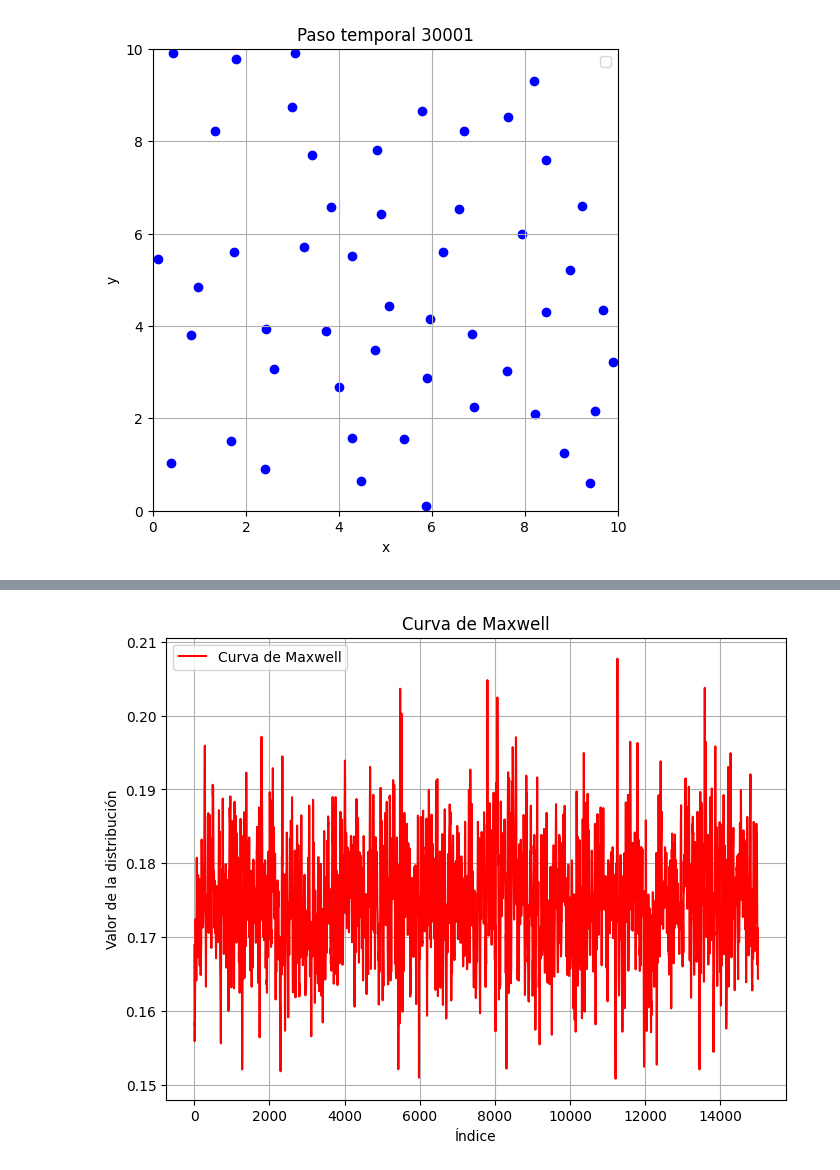
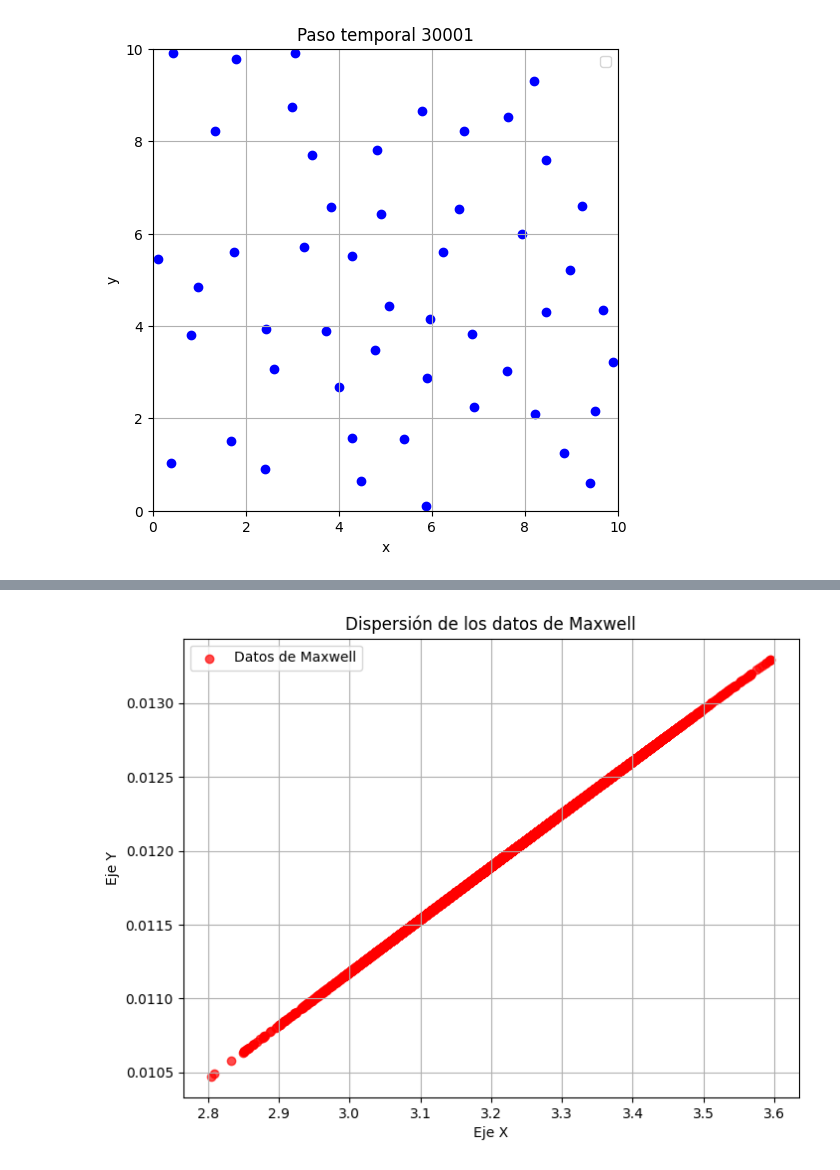
Before and after one commit to DiegoConol/Fisica-Computacional, a Jupyter notebook: Voluntario 1/animaciones.ipynb, the cells around one changed output, grey strips where cells are left out. Saved outputs shown, nothing was run; the diff lists cells and outputs as text; code cells hidden in the pictures.

```diff
--- a/Voluntario 1/animaciones.ipynb
+++ b/Voluntario 1/animaciones.ipynb
@@ -256,28 +259,37 @@ if __name__ == "__main__":
 # %%
-# Función para graficar la curva de Maxwell por separado
-def graficar_curva_maxwell(datos_maxwell):
+import matplotlib.pyplot as plt
+
+# Función para leer los datos del archivo maxwell.txt
+def leer_datos_maxwell(filename):
+    x = []
+    y = []
+    with open(filename, 'r') as file:
+        for linea in file:
+            datos = linea.strip().split()  # Dividir por espacios
+            if len(datos) == 2:  # Asegurarse de que haya dos columnas
+                x.append(float(datos[0]))  # Primera columna: eje X
+                y.append(float(datos[1]))  # Segunda columna: eje Y
+    return x, y
+
+# Función para graficar los datos de dispersión
+def graficar_dispersión_maxwell(x, y):
     plt.figure(figsize=(8, 6))
-
-    # Graficar la curva de Maxwell
-    x = range(len(datos_maxwell))  # Eje x basado en el número de puntos
-    plt.plot(x, datos_maxwell, color='red', label='Curva de Maxwell')
-
-    # Personalización del gráfico
-    plt.xlabel('Índice')
-    plt.ylabel('Valor de la distribución')
-    plt.title('Curva de Maxwell')
+    plt.scatter(x, y, color='red', alpha=0.7, label='Datos de Maxwell')
+    plt.xlabel('Eje X')
+    plt.ylabel('Eje Y')
+    plt.title('Dispersión de los datos de Maxwell')
     plt.legend()
     plt.grid(True)
     plt.show()
 
 # Ejemplo de uso
 if __name__ == "__main__":
     archivo_maxwell = "maxwell.txt"  # Nombre del archivo de la curva de distribución
 
     # Leer los datos
-    datos_maxwell = leer_datos_maxwell(archivo_maxwell)
+    x, y = leer_datos_maxwell(archivo_maxwell)
 
-    # Graficar la curva de Maxwell por separado
-    graficar_curva_maxwell(datos_maxwell)
+    # Graficar los datos de dispersión
+    graficar_dispersión_maxwell(x, y)
 # %% [output]
-[figure, old version]
+[figure, new version]
```
Also changed, not shown: parts of 3 cells of this notebook, 12 other files.
